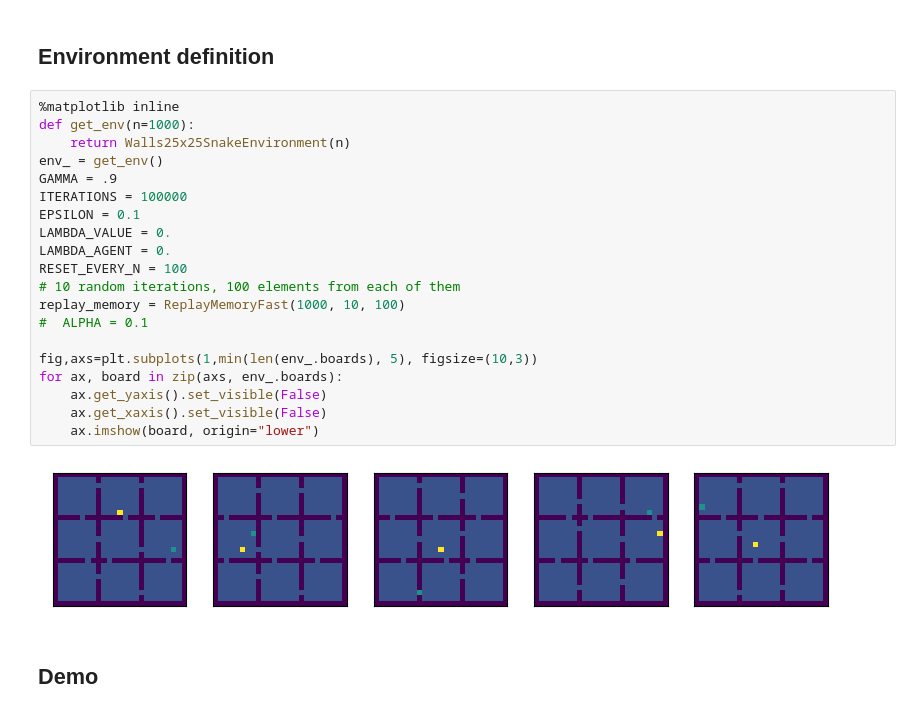
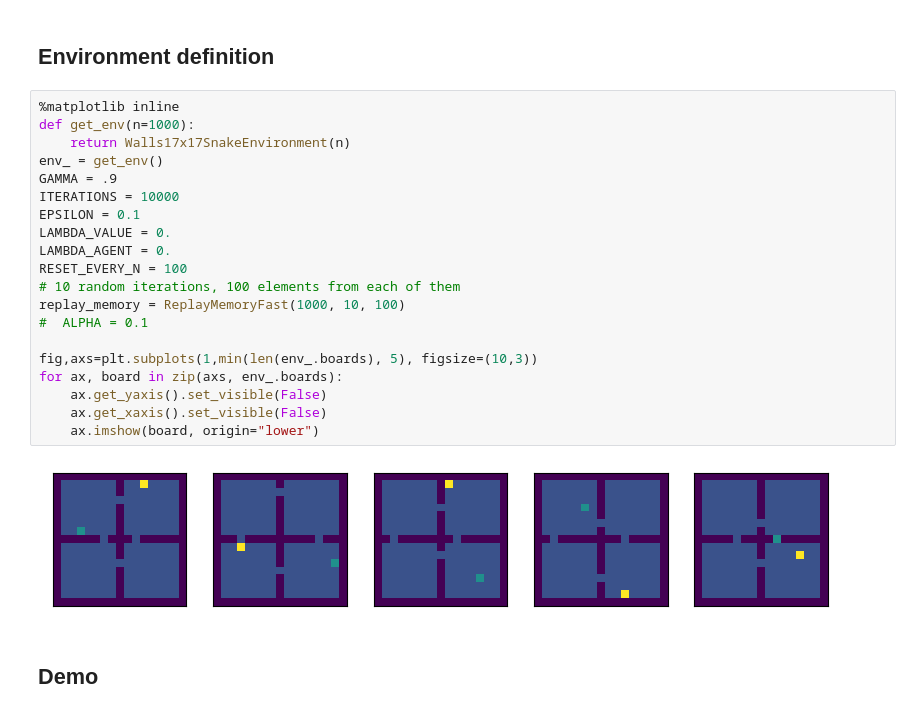
Before and after one commit to AlbertoSinigaglia/snake-reinforcement-learning, a Jupyter notebook: double_q_learning_learns_walls/main.ipynb, the cells around one changed output. Saved outputs shown, nothing was run; the diff lists cells and outputs as text.

```diff
--- a/double_q_learning_learns_walls/main.ipynb
+++ b/double_q_learning_learns_walls/main.ipynb
@@ -20,25 +20,25 @@ LOAD_FROM_MEMORY = False
 # %%
 %matplotlib inline
 def get_env(n=1000):
-    return Walls25x25SnakeEnvironment(n)
+    return Walls17x17SnakeEnvironment(n)
 env_ = get_env()
 GAMMA = .9
-ITERATIONS = 100000
+ITERATIONS = 10000
 EPSILON = 0.1
 LAMBDA_VALUE = 0.
 LAMBDA_AGENT = 0.
 RESET_EVERY_N = 100
 # 10 random iterations, 100 elements from each of them
 replay_memory = ReplayMemoryFast(1000, 10, 100)
 #  ALPHA = 0.1
 
 fig,axs=plt.subplots(1,min(len(env_.boards), 5), figsize=(10,3))
 for ax, board in zip(axs, env_.boards):
     ax.get_yaxis().set_visible(False)
     ax.get_xaxis().set_visible(False)
     ax.imshow(board, origin="lower")
 # %% [output]
-[figure, old version]
+[figure, new version]
 # %% [markdown]
 ## Demo
 # %%
```
Also changed, not shown: parts of 5 cells of this notebook, 8 other files.
